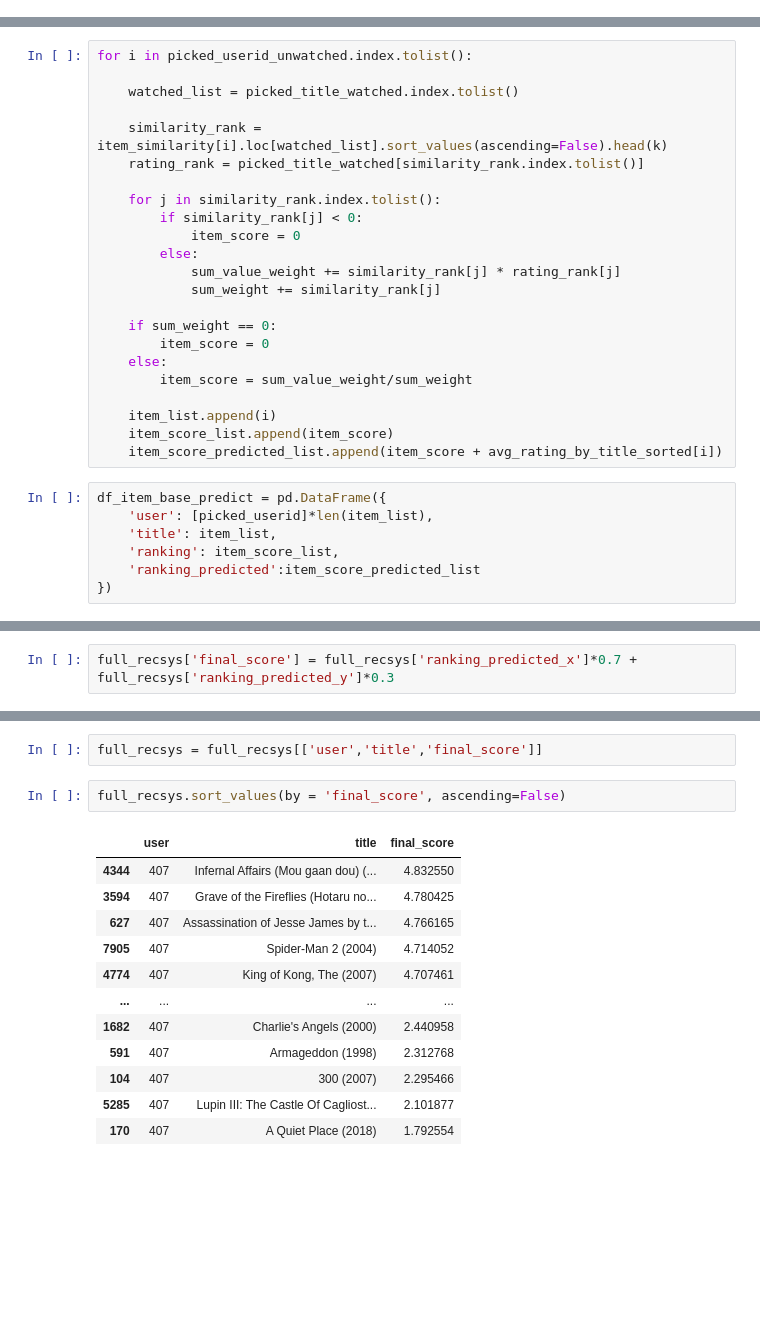
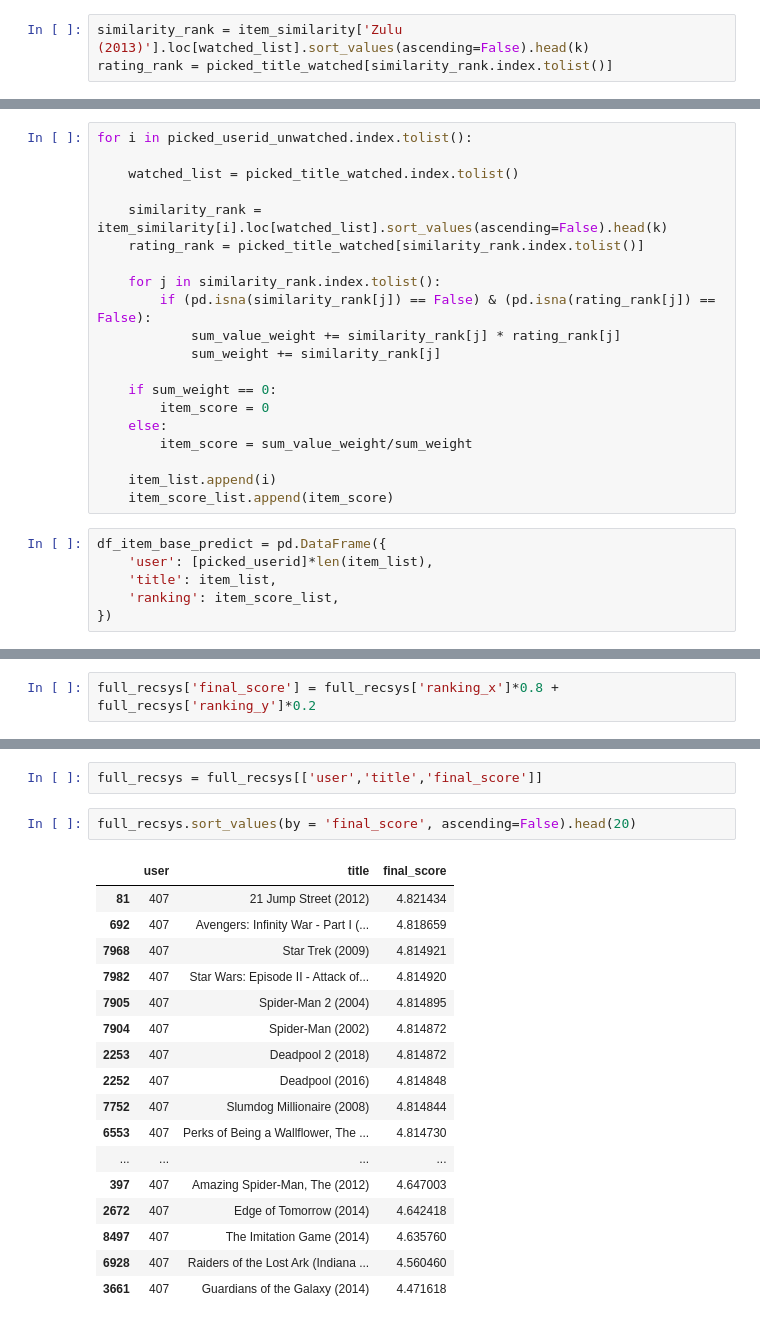
Before and after one commit to peerapat-t/Hybrid-book-recommendation-system, a Jupyter notebook: book recommendation.ipynb, the cells around one changed output, grey strips where cells are left out. Drawn from its saved outputs; the diff is of its cells as text; blank space fills up the shorter version.

```diff
--- a/book recommendation.ipynb
+++ b/book recommendation.ipynb
@@ -828,0 +641,3 @@ score
+# %%
+similarity_rank = item_similarity['Zulu (2013)'].loc[watched_list].sort_values(ascending=False).head(k)
+rating_rank = picked_title_watched[similarity_rank.index.tolist()]
@@ -835,9 +653,7 @@ for i in picked_userid_unwatched.index.tolist():
     rating_rank = picked_title_watched[similarity_rank.index.tolist()]
 
     for j in similarity_rank.index.tolist():
-        if similarity_rank[j] < 0:
-            item_score = 0
-        else:
+        if (pd.isna(similarity_rank[j]) == False) & (pd.isna(rating_rank[j]) == False):
             sum_value_weight += similarity_rank[j] * rating_rank[j]
             sum_weight += similarity_rank[j]
 
@@ -848,12 +664,10 @@ for i in picked_userid_unwatched.index.tolist():
 
     item_list.append(i)
     item_score_list.append(item_score)
-    item_score_predicted_list.append(item_score + avg_rating_by_title_sorted[i])
 # %%
 df_item_base_predict = pd.DataFrame({
     'user': [picked_userid]*len(item_list),
     'title': item_list,
     'ranking': item_score_list,
-    'ranking_predicted':item_score_predicted_list
 })
 # %%
@@ -911,7 +727,7 @@ df_item_base_predict
 # %%
 full_recsys = pd.merge(df_user_base_predict,df_item_base_predict, on = ['user','title'], how = 'inner')
 # %%
-full_recsys['final_score'] = full_recsys['ranking_predicted_x']*0.7 + full_recsys['ranking_predicted_y']*0.3
+full_recsys['final_score'] = full_recsys['ranking_x']*0.8 + full_recsys['ranking_y']*0.2
 # %%
 full_recsys
 # %% [output]
@@ -931,17 +747,22 @@ full_recsys
 # %%
 full_recsys = full_recsys[['user','title','final_score']]
 # %%
-full_recsys.sort_values(by = 'final_score', ascending=False)
+full_recsys.sort_values(by = 'final_score', ascending=False).head(20)
 # %% [output]
 |  | user | title | final_score |
-| 4344 | 407 | Infernal Affairs (Mou gaan dou) (... | 4.832550 |
-| 3594 | 407 | Grave of the Fireflies (Hotaru no... | 4.780425 |
-| 627 | 407 | Assassination of Jesse James by t... | 4.766165 |
-| 7905 | 407 | Spider-Man 2 (2004) | 4.714052 |
-| 4774 | 407 | King of Kong, The (2007) | 4.707461 |
+| 81 | 407 | 21 Jump Street (2012) | 4.821434 |
+| 692 | 407 | Avengers: Infinity War - Part I (... | 4.818659 |
+| 7968 | 407 | Star Trek (2009) | 4.814921 |
+| 7982 | 407 | Star Wars: Episode II - Attack of... | 4.814920 |
+| 7905 | 407 | Spider-Man 2 (2004) | 4.814895 |
+| 7904 | 407 | Spider-Man (2002) | 4.814872 |
+| 2253 | 407 | Deadpool 2 (2018) | 4.814872 |
+| 2252 | 407 | Deadpool (2016) | 4.814848 |
+| 7752 | 407 | Slumdog Millionaire (2008) | 4.814844 |
+| 6553 | 407 | Perks of Being a Wallflower, The ... | 4.814730 |
 | ... | ... | ... | ... |
-| 1682 | 407 | Charlie's Angels (2000) | 2.440958 |
-| 591 | 407 | Armageddon (1998) | 2.312768 |
-| 104 | 407 | 300 (2007) | 2.295466 |
-| 5285 | 407 | Lupin III: The Castle Of Cagliost... | 2.101877 |
-| 170 | 407 | A Quiet Place (2018) | 1.792554 |
+| 397 | 407 | Amazing Spider-Man, The (2012) | 4.647003 |
+| 2672 | 407 | Edge of Tomorrow (2014) | 4.642418 |
+| 8497 | 407 | The Imitation Game (2014) | 4.635760 |
+| 6928 | 407 | Raiders of the Lost Ark (Indiana ... | 4.560460 |
+| 3661 | 407 | Guardians of the Galaxy (2014) | 4.471618 |
```
Also changed, not shown: parts of 55 cells of this notebook.
